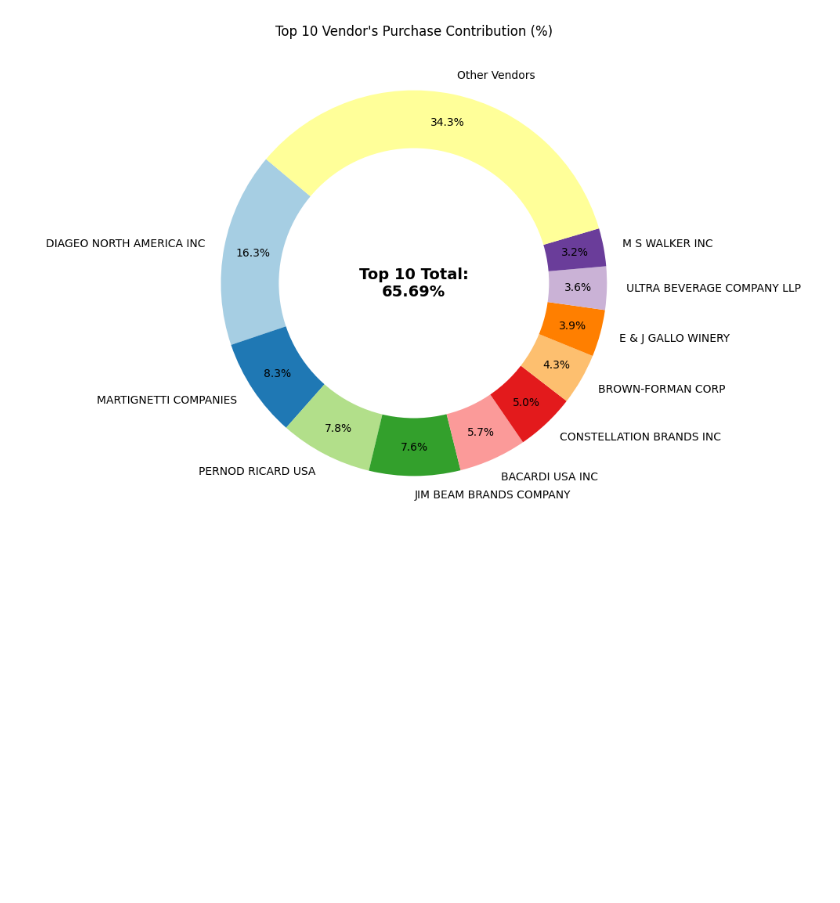
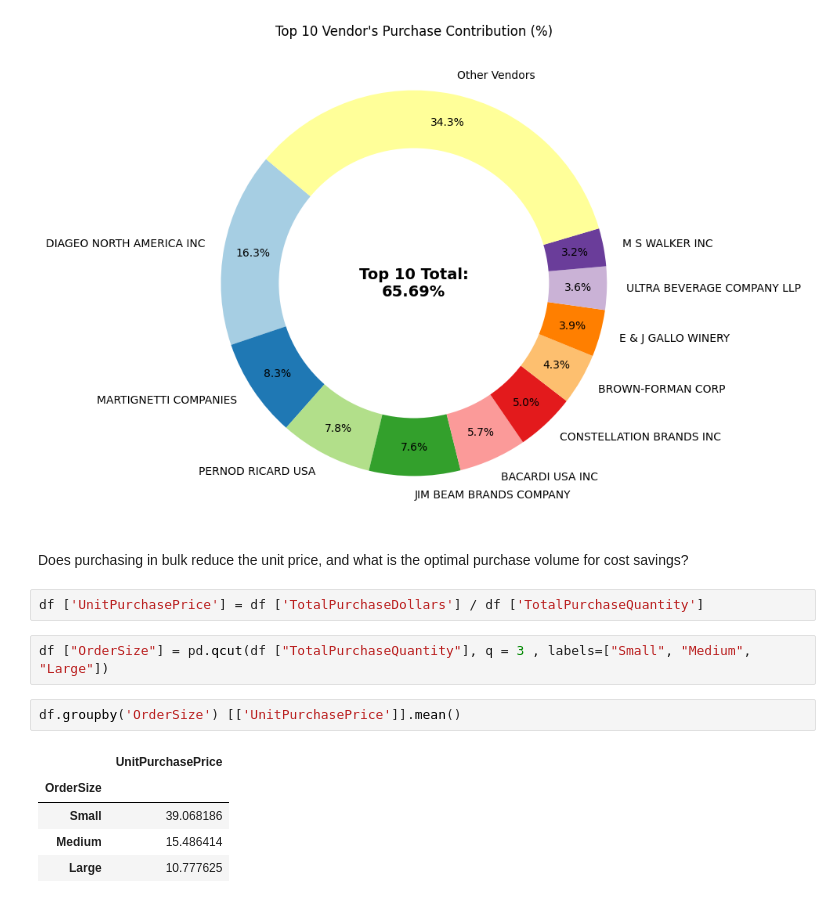
Before and after one commit to bhavyanjain3004/vendor_performance.github.io, a Jupyter notebook: vendor_performance_analysis.ipynb, the cells around one changed output. Saved outputs shown, nothing was run; the diff lists cells and outputs as text; blank space fills up the shorter version.

```diff
--- a/vendor_performance_analysis.ipynb
+++ b/vendor_performance_analysis.ipynb
@@ -368,3 +368,17 @@ plt.title("Top 10 Vendor's Purchase Contribution (%)")
 plt.show()
 # %% [output]
 [figure]
+# %% [markdown]
+Does purchasing in bulk reduce the unit price, and what is the optimal purchase volume for cost savings?
+# %%
+df ['UnitPurchasePrice'] = df ['TotalPurchaseDollars'] / df ['TotalPurchaseQuantity']
+# %%
+df ["OrderSize"] = pd.qcut(df ["TotalPurchaseQuantity"], q = 3 , labels=["Small", "Medium", "Large"])
+# %%
+df.groupby('OrderSize') [['UnitPurchasePrice']].mean()
+# %% [output]
+|  | UnitPurchasePrice |
+| OrderSize |  |
+| Small | 39.068186 |
+| Medium | 15.486414 |
+| Large | 10.777625 |
```
Also changed, not shown: parts of 11 cells of this notebook.
